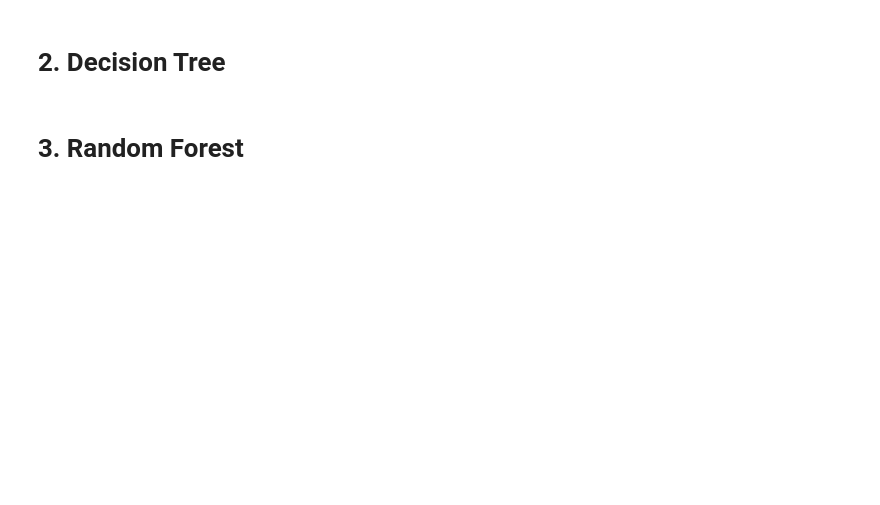
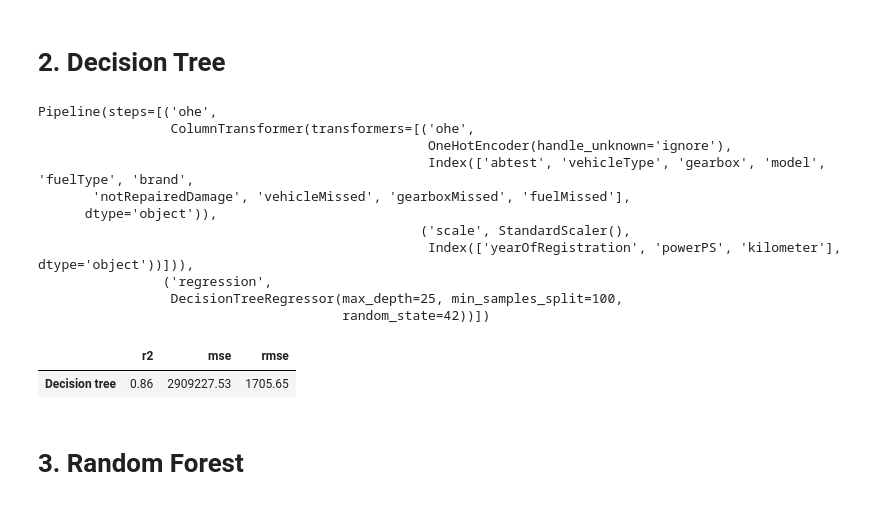
Before and after one commit to MavrinaAA/cars, a Jupyter notebook: cars.ipynb, the cells around one changed output. Cells and saved outputs as stored; diff of their text form; code cells hidden in the pictures; blank space fills up the shorter version.

```diff
--- a/cars.ipynb
+++ b/cars.ipynb
@@ -489,4 +503,43 @@ RMSE: 2310.9510485575784
 # %% [markdown]
 # 2. Decision Tree
+# %%
+from sklearn.tree import DecisionTreeRegressor
+
+regressor = DecisionTreeRegressor(criterion='squared_error', max_depth=25, min_samples_split=100, random_state=42)
+
+column_transformer = ColumnTransformer([
+    ('ohe', OneHotEncoder(handle_unknown="ignore"), categorical),
+    ('scale', StandardScaler(), numeric)
+])
+
+pipeline = Pipeline(steps=[
+    ('ohe', column_transformer),
+    ('regression', regressor)
+])
+
+pipeline.fit(X_train, y_train)
+y_pred = pipeline.predict(X_test)
+
+df_metrics.loc['Decision tree'] = np.round([
+    r2_score(y_test, y_pred),
+    mean_squared_error(y_test, y_pred),
+    np.sqrt(mean_squared_error(y_test, y_pred))
+],2)
+
+df_metrics.loc[['Decision tree']]
+# %% [output]
+Pipeline(steps=[('ohe',
+                 ColumnTransformer(transformers=[('ohe',
+                                                  OneHotEncoder(handle_unknown='ignore'),
+                                                  Index(['abtest', 'vehicleType', 'gearbox', 'model', 'fuelType', 'brand',
+       'notRepairedDamage', 'vehicleMissed', 'gearboxMissed', 'fuelMissed'],
+      dtype='object')),
+                                                 ('scale', StandardScaler(),
+                                                  Index(['yearOfRegistration', 'powerPS', 'kilometer'], dtype='object'))])),
+                ('regression',
+                 DecisionTreeRegressor(max_depth=25, min_samples_split=100,
+                                       random_state=42))])
+|  | r2 | mse | rmse |
+| Decision tree | 0.86 | 2909227.53 | 1705.65 |
 # %% [markdown]
 # 3. Random Forest
```
Also changed, not shown: parts of 17 cells of this notebook.
